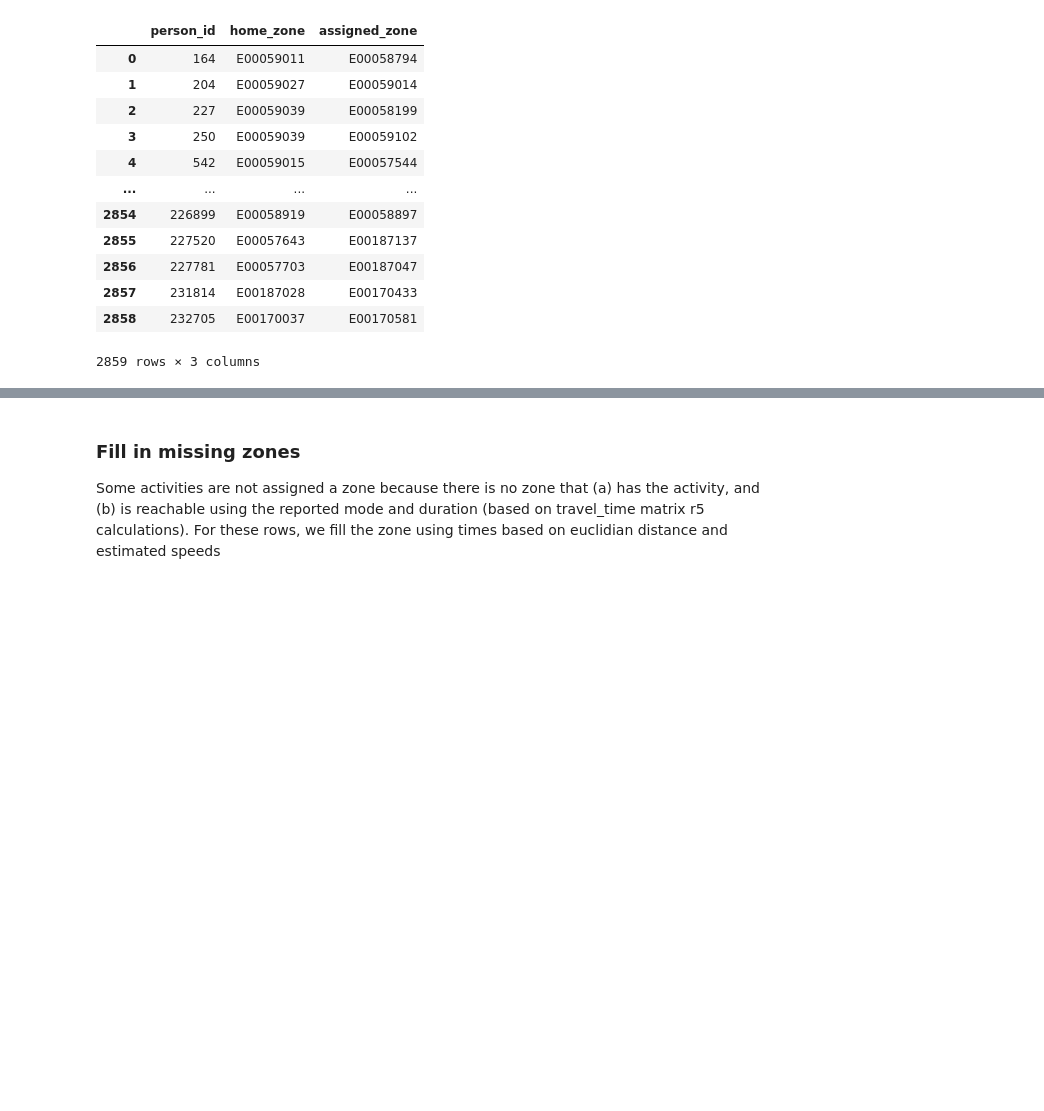
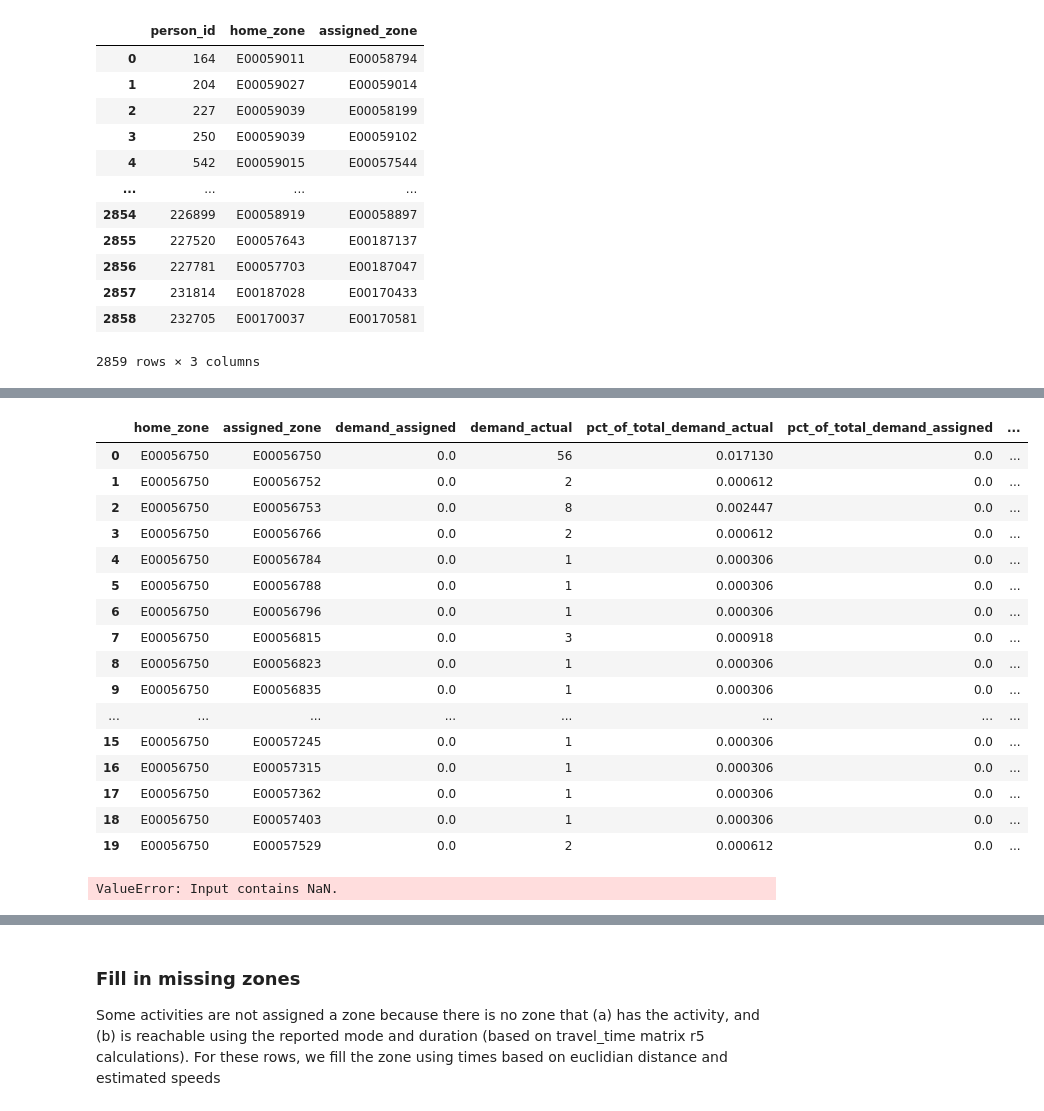
Before and after one commit to Urban-Analytics-Technology-Platform/acbm, a Jupyter notebook: notebooks/4_locations_work.ipynb, the cells around one changed output, grey strips where cells are left out. Cells and saved outputs as stored; diff of their text form; code cells hidden in the pictures; blank space fills up the shorter version.

```diff
--- a/notebooks/4_locations_work.ipynb
+++ b/notebooks/4_locations_work.ipynb
@@ -722,0 +747,17 @@ assignment_opt
+# %%
+
+# Step 1: Convert both the actual demand and the assigned demand data to the correct format
+# df: home_zone, assigned_zone, demand_assigned
+
+# a: Aggregate assignment_opt DataFrame
+assignment_agg = assignment_opt.groupby(['home_zone', 'assigned_zone']).size().reset_index(name='demand_assigned')
+
+# b: Convert travel_demand_dict_no_mode to DataFrame
+demand_df = pd.DataFrame(list(travel_demand_dict_nomode.items()), columns=['zone_pair', 'demand_actual'])
+demand_df[['home_zone', 'assigned_zone']] = pd.DataFrame(demand_df['zone_pair'].tolist(), index=demand_df.index)
+demand_df.drop(columns=['zone_pair'], inplace=True)
+
+
+# Step 2: Merge the two DataFrames
+workzone_assignment_opt = pd.merge(assignment_agg, demand_df, on=['home_zone', 'assigned_zone'], how='outer').fillna(0)
+workzone_assignment_opt
@@ -722,0 +778,57 @@ assignment_opt
+# %%
+# (1) % of Total Demand
+workzone_assignment_opt['pct_of_total_demand_actual'] = (workzone_assignment_opt['demand_actual'] /  workzone_assignment_opt['demand_actual'].sum()) * 100
+workzone_assignment_opt['pct_of_total_demand_assigned'] = (workzone_assignment_opt['demand_assigned'] / workzone_assignment_opt['demand_assigned'].sum()) * 100
+
+# (2) For each OD pair, demand as % of total demand from the same origin
+workzone_assignment_opt['pct_of_o_total_actual'] = workzone_assignment_opt.groupby('home_zone')['demand_actual'].transform(lambda x: (x / x.sum()) * 100)
+workzone_assignment_opt['pct_of_o_total_assigned'] = workzone_assignment_opt.groupby('home_zone')['demand_assigned'].transform(lambda x: (x / x.sum()) * 100)
+
+# (3) For each OD pair, demand as % of total demand to each destination
+workzone_assignment_opt['pct_of_d_total_actual'] = workzone_assignment_opt.groupby('assigned_zone')['demand_actual'].transform(lambda x: (x / x.sum()) * 100)
+workzone_assignment_opt['pct_of_d_total_assigned'] = workzone_assignment_opt.groupby('assigned_zone')['demand_assigned'].transform(lambda x: (x / x.sum()) * 100)
+
+workzone_assignment_opt.head(20)
+# %% [output]
+|  | home_zone | assigned_zone | demand_assigned | demand_actual | pct_of_total_demand_actual | pct_of_total_demand_assigned | ... |
+| 0 | E00056750 | E00056750 | 0.0 | 56 | 0.017130 | 0.0 | ... |
+| 1 | E00056750 | E00056752 | 0.0 | 2 | 0.000612 | 0.0 | ... |
+| 2 | E00056750 | E00056753 | 0.0 | 8 | 0.002447 | 0.0 | ... |
+| 3 | E00056750 | E00056766 | 0.0 | 2 | 0.000612 | 0.0 | ... |
+| 4 | E00056750 | E00056784 | 0.0 | 1 | 0.000306 | 0.0 | ... |
+| 5 | E00056750 | E00056788 | 0.0 | 1 | 0.000306 | 0.0 | ... |
+| 6 | E00056750 | E00056796 | 0.0 | 1 | 0.000306 | 0.0 | ... |
+| 7 | E00056750 | E00056815 | 0.0 | 3 | 0.000918 | 0.0 | ... |
+| 8 | E00056750 | E00056823 | 0.0 | 1 | 0.000306 | 0.0 | ... |
+| 9 | E00056750 | E00056835 | 0.0 | 1 | 0.000306 | 0.0 | ... |
+| ... | ... | ... | ... | ... | ... | ... | ... |
+| 15 | E00056750 | E00057245 | 0.0 | 1 | 0.000306 | 0.0 | ... |
+| 16 | E00056750 | E00057315 | 0.0 | 1 | 0.000306 | 0.0 | ... |
+| 17 | E00056750 | E00057362 | 0.0 | 1 | 0.000306 | 0.0 | ... |
+| 18 | E00056750 | E00057403 | 0.0 | 1 | 0.000306 | 0.0 | ... |
+| 19 | E00056750 | E00057529 | 0.0 | 2 | 0.000612 | 0.0 | ... |
+# %%
+from math import sqrt
+
+from sklearn.metrics import mean_squared_error
+
+# (1) RMSE for % of Total Demand
+rmse_pct_of_total_demand = sqrt(mean_squared_error(
+    workzone_assignment_opt['pct_of_total_demand_actual'],
+    workzone_assignment_opt['pct_of_total_demand_assigned']))
+
+# (2) RMSE for demand as % of total demand from the same origin
+rmse_pct_of_o_total = sqrt(mean_squared_error(
+    workzone_assignment_opt['pct_of_o_total_actual'],
+    workzone_assignment_opt['pct_of_o_total_assigned']))
+
+# (3) RMSE for demand as % of total demand to each destination
+rmse_pct_of_d_total = sqrt(mean_squared_error(
+    workzone_assignment_opt['pct_of_d_total_actual'],
+    workzone_assignment_opt['pct_of_d_total_assigned']))
+
+print(f"RMSE for % of Total Demand: {rmse_pct_of_total_demand}")
+print(f"RMSE for % of Total Demand from the Same Origin: {rmse_pct_of_o_total}")
+print(f"RMSE for % of Total Demand to Each Destination: {rmse_pct_of_d_total}")
+# %% [output]
+ValueError: Input contains NaN.
```
Also changed, not shown: parts of 21 cells of this notebook, 1 other file.
